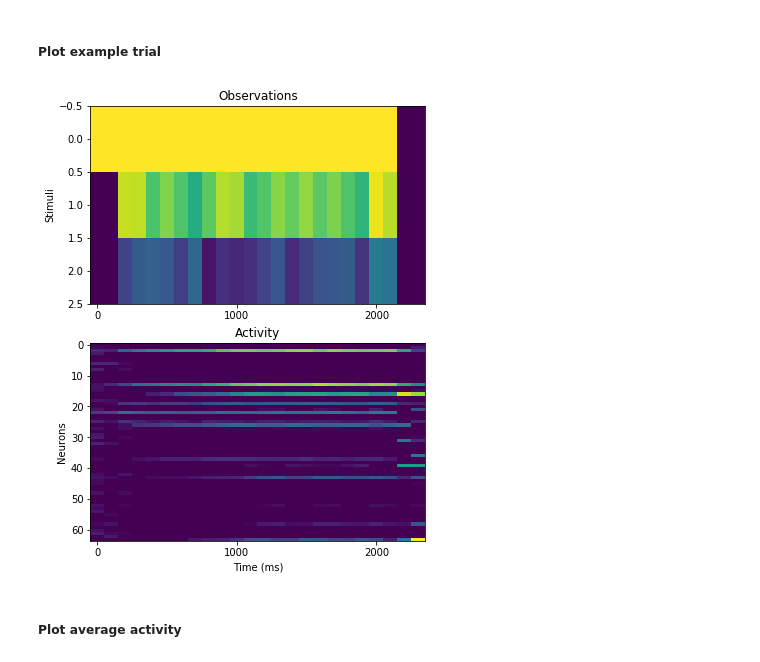
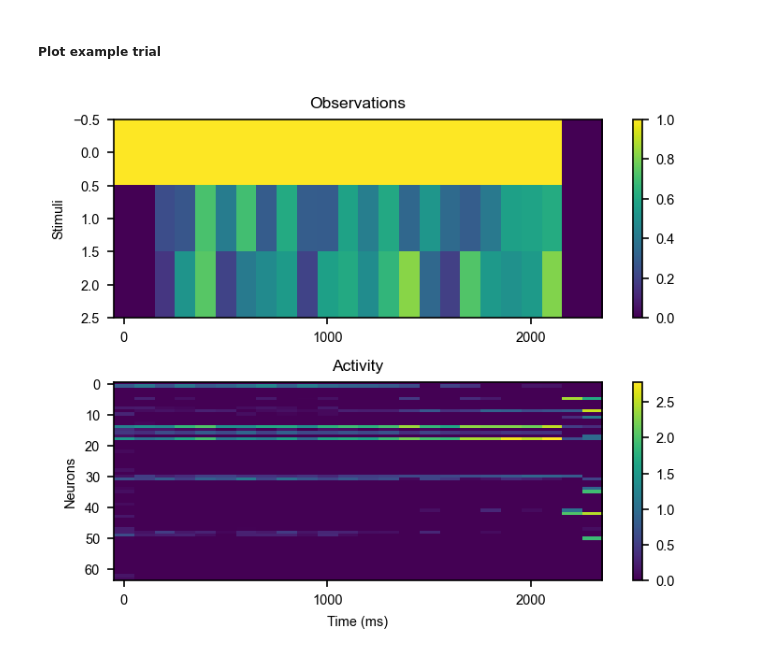
Before and after one commit to bambschool/BAMB2023, a Jupyter notebook: 4-recurrent_neural_networks/tutorial_4_RNNs-solutions.ipynb, the cells around one changed output. Cells and saved outputs as stored; diff of their text form; code cells hidden in the pictures.

```diff
--- a/4-recurrent_neural_networks/tutorial_4_RNNs-solutions.ipynb
+++ b/4-recurrent_neural_networks/tutorial_4_RNNs-solutions.ipynb
@@ -286,0 +234,7 @@ Max: 6.7147503, Min: 0.0, Mean: 0.12108722, Std: 0.3906332
+# %%
+training_kwargs['env_kwargs'] = env_kwargs
+training_kwargs['net_kwargs'] = net_kwargs
+
+# Save config
+with open(get_modelpath(envid) / 'config.json', 'w') as f:
+    json.dump(training_kwargs, f)
@@ -286,0 +313,4 @@ Max: 6.7147503, Min: 0.0, Mean: 0.12108722, Std: 0.3906332
+# %%
+# load configuration file - we might have run the training on the cloud and might now open the results locally
+with open(get_modelpath(envid) / 'config.json') as f:
+    config = json.load(f)
@@ -286,0 +319,12 @@ Max: 6.7147503, Min: 0.0, Mean: 0.12108722, Std: 0.3906332
+# %%
+# Environment
+env = gym.make(envid, **config['env_kwargs'])
+try:
+    env.timing = config['env_kwargs']['timing']
+except KeyError:
+    timing = {}
+    for period in env.timing.keys():
+        period_times = [env.sample_time(period) for _ in range(100)]
+        timing[period] = np.median(period_times)
+    env.timing = timing
+env.reset(no_step=True) # this is to initialize the environment
@@ -287,27 +408,35 @@ Max: 6.7147503, Min: 0.0, Mean: 0.12108722, Std: 0.3906332
 # %% [markdown]
 ##### Plot example trial
 # %%
-def plot_activity(activity, obs, config):
+def plot_activity(activity, obs, config, trial):
+
     # Load and preprocess results
-    f, ax = plt.subplots(figsize=(6, 8), nrows=2)
+    f, ax = plt.subplots(figsize=(5, 4), nrows=2, dpi=150)
+
+    # time in ms
     t_plot = np.arange(activity.shape[1]) * config['dt']
+
     # INSTRUCTION 10: plot the observations for one trial
-    ax[0].imshow(obs[0, :, :].T, aspect='auto')
+    im = ax[0].imshow(obs[trial].T, aspect='auto', vmin=0, vmax=1)
     ax[0].set_title('Observations')
     ax[0].set_ylabel('Stimuli')
+
     # change the xticks to show time in ms
     ax[0].set_xticks(np.arange(0, activity.shape[1], 10))
     ax[0].set_xticklabels(t_plot[::10])
+    plt.colorbar(im, ax=ax[0])
     # INSTRUCTION 11: plot the activity for one trial
-    ax[1].imshow(activity[0, :, :].T, aspect='auto', cmap='viridis')
+    im = ax[1].imshow(activity[trial].T, aspect='auto', cmap='viridis')
     ax[1].set_title('Activity')
     ax[1].set_xlabel('Time (ms)')
     ax[1].set_ylabel('Neurons')
+    plt.colorbar(im, ax=ax[1])
     # change the xticks to show time in ms
     ax[1].set_xticks(np.arange(0, activity.shape[1], 10))
     ax[1].set_xticklabels(t_plot[::10])
-plot_activity(activity=activity, obs=obs, config=config)
+
+    plt.tight_layout()
+
+plot_activity(activity=activity, obs=obs, config=config, trial=0)
 # %% [output]
-[figure, old version]
+[figure, new version]
-# %% [markdown]
-##### Plot average activity
```
Also changed, not shown: parts of 90 cells of this notebook.
